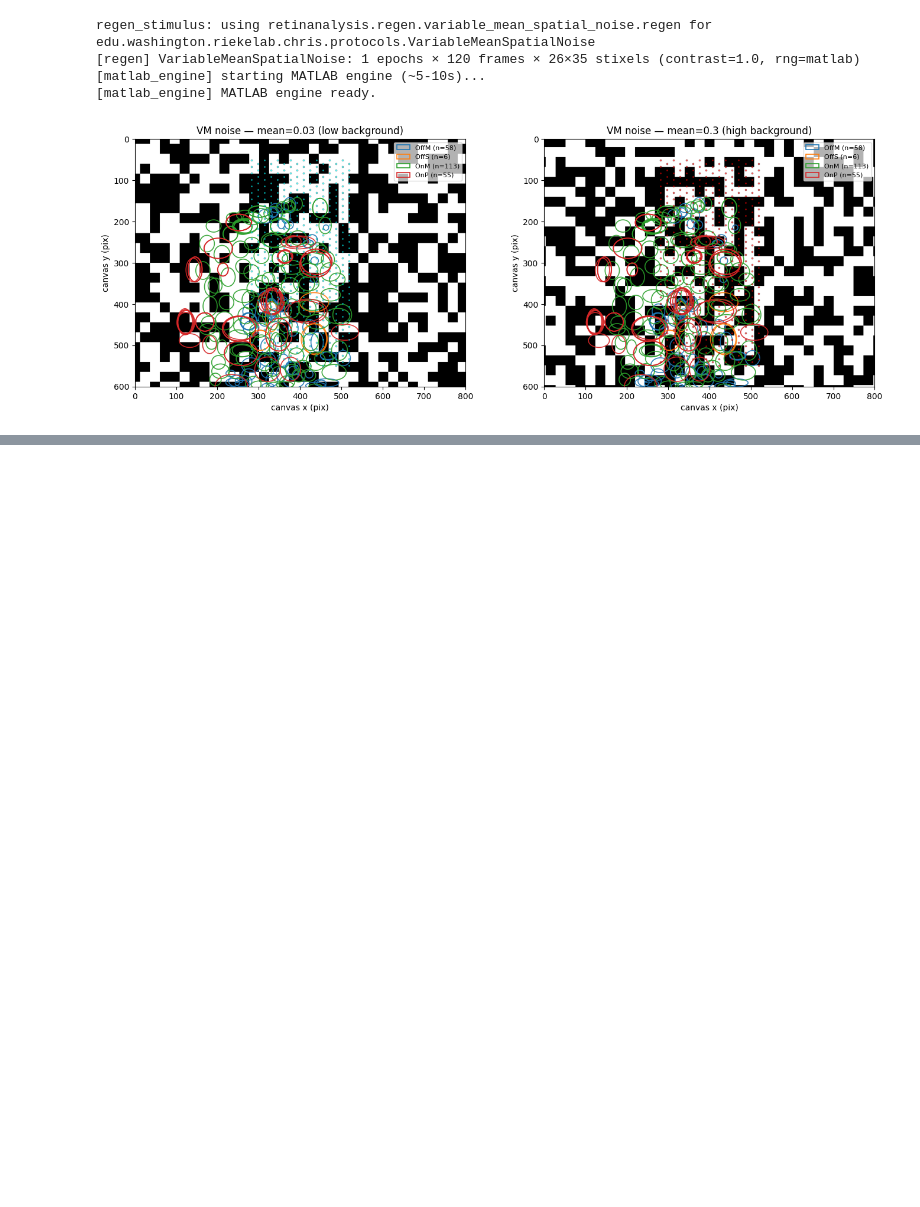
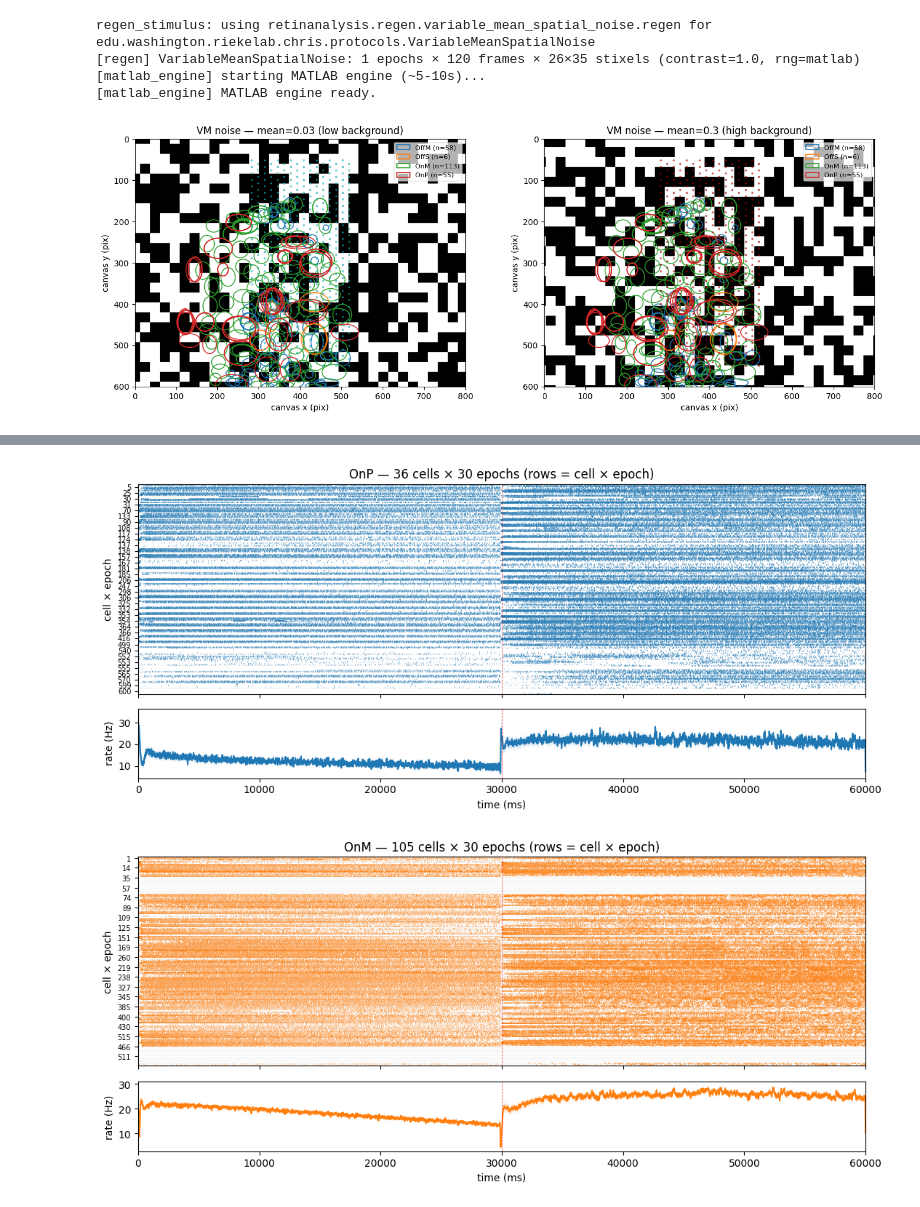
Before and after one commit to chrischen2/retinanalysis, a Jupyter notebook: demos/chrisMain.ipynb, the cells around one changed output, grey strips where cells are left out. Drawn from its saved outputs; the diff is of its cells as text; code cells hidden in the pictures; blank space fills up the shorter version.

```diff
--- a/demos/chrisMain.ipynb
+++ b/demos/chrisMain.ipynb
@@ -561,0 +591,22 @@ regen_stimulus: using retinanalysis.regen.variable_mean_spatial_noise.regen for
+# %%
+bp = stim_block.d_epoch_block_params
+t_total_ms = bp['preTime'] + bp['stimTime'] + bp['tailTime']
+
+# One panel per type (replace cell_types[:2] with the full list for all).
+for ct in cell_types[:2]:
+    fig, axes_rp = plt.subplots(2, 1, figsize=(11, 5),
+                                 gridspec_kw={'height_ratios': [3, 1]}, sharex=True)
+    ra.plot_raster_with_psth(
+        response_block, ct,
+        t_end_ms=t_total_ms,
+        pre_time_ms=bp['preTime'],
+        stim_time_ms=bp['stimTime'],
+        psth_sigma_ms=10.0,
+        axes=axes_rp,
+        raster_color=f'C{cell_types.index(ct)}',
+    )
+    plt.tight_layout()
+    plt.show()
+# %% [output]
+[figure, added]
+[figure, added]
```
Also changed, not shown: parts of 7 cells of this notebook, 6 other files.
